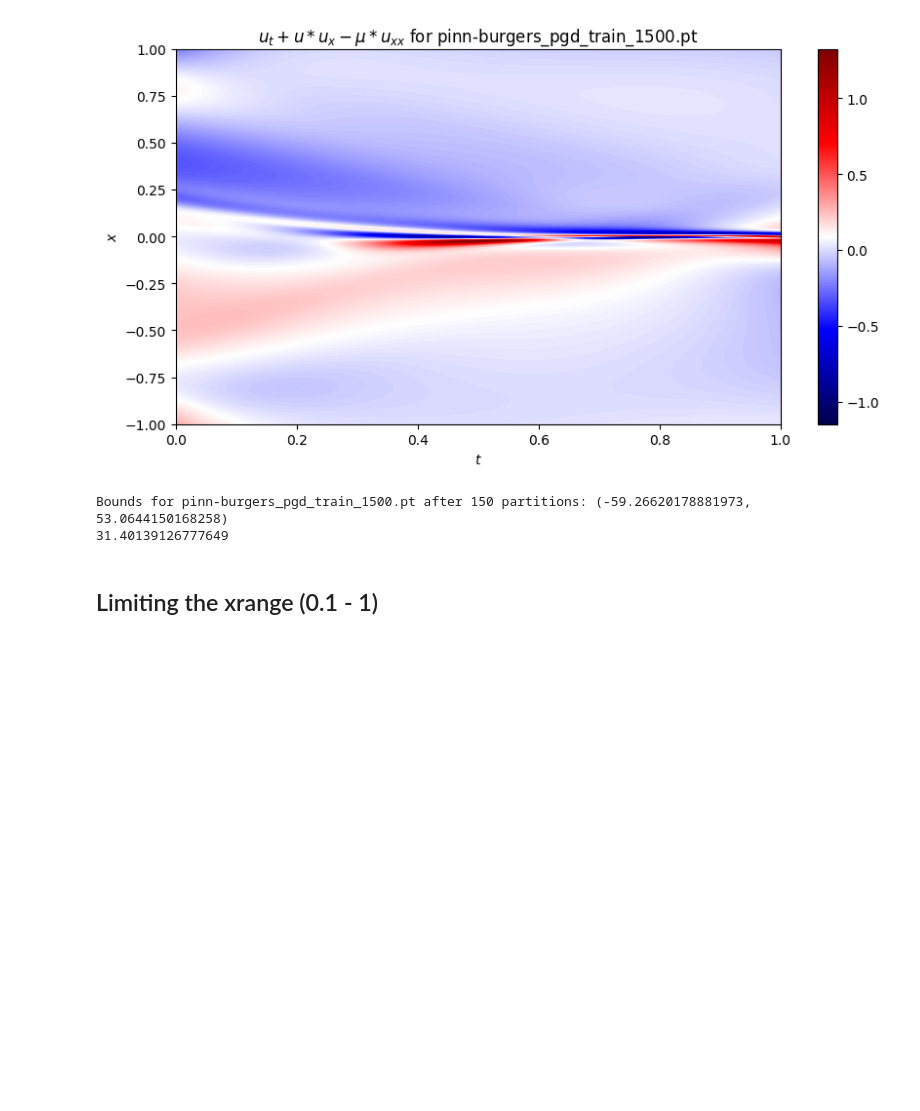
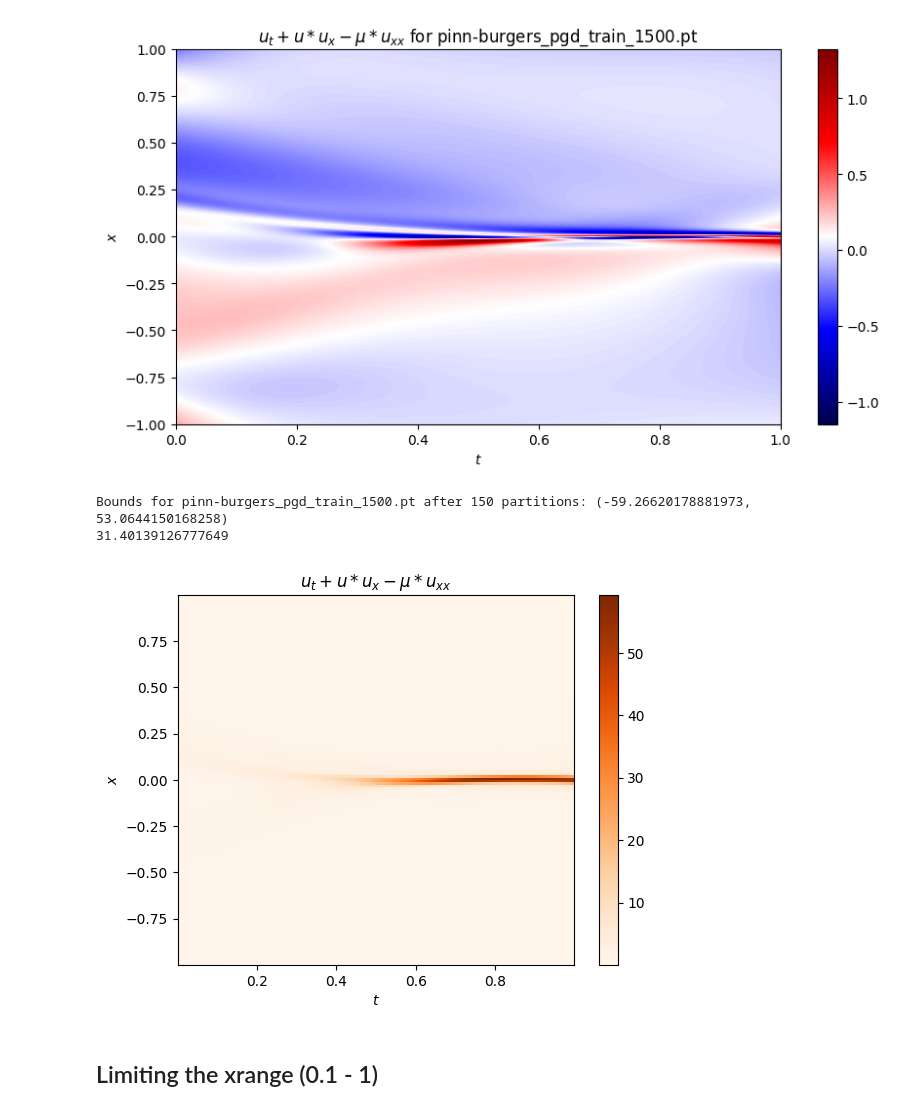
Before and after one commit to avaljotsingh/Verification-of-PINNs, a Jupyter notebook: experiments/Results.ipynb, the cells around one changed output. Drawn from its saved outputs; the diff is of its cells as text; code cells hidden in the pictures; blank space fills up the shorter version.

```diff
--- a/experiments/Results.ipynb
+++ b/experiments/Results.ipynb
@@ -124,6 +127,12 @@ Mean: tensor(0.0044, grad_fn=<MeanBackward0>)
 [figure]
 Bounds for pinn-burgers_pgd_train_1500.pt after 150 partitions: (-59.26620178881973, 53.0644150168258)
 31.40139126777649
+# %%
+model = "../trained_models/pinn-burgers_pgd_train_1500.pt"
+np = 150
+visualize_per_partition_bounds(model, np)
+# %% [output]
+[figure, added]
 # %% [markdown]
 ## Limiting the xrange (0.1 - 1)
 # %%
```
Also changed, not shown: parts of 3 cells of this notebook, 4 other files.
